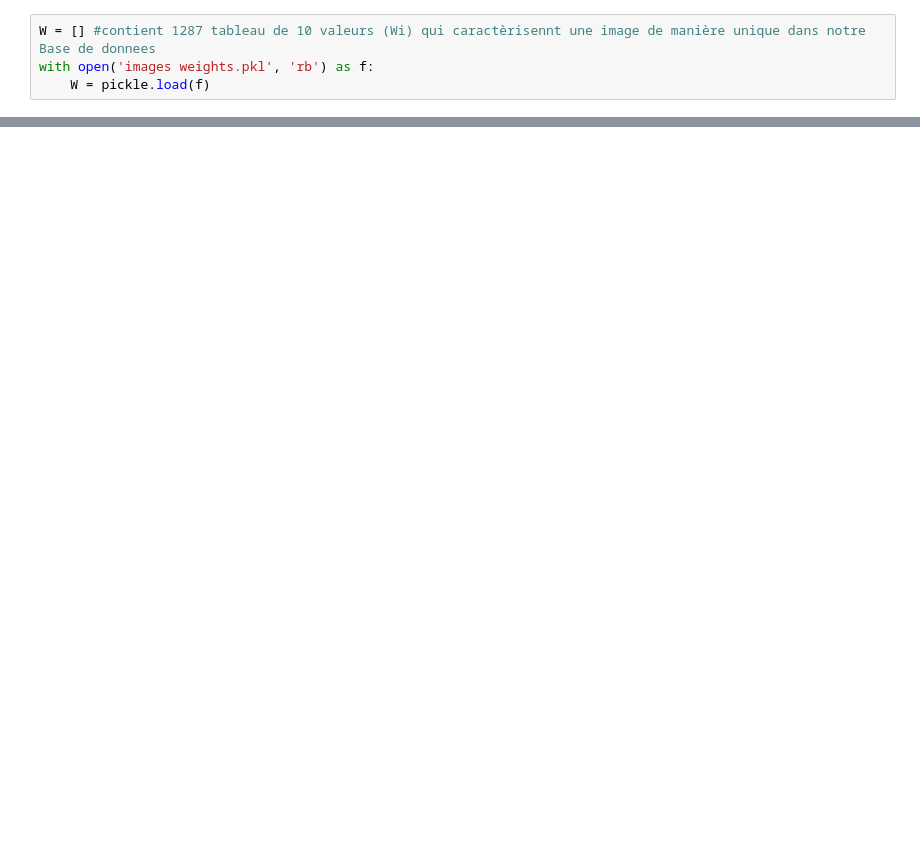
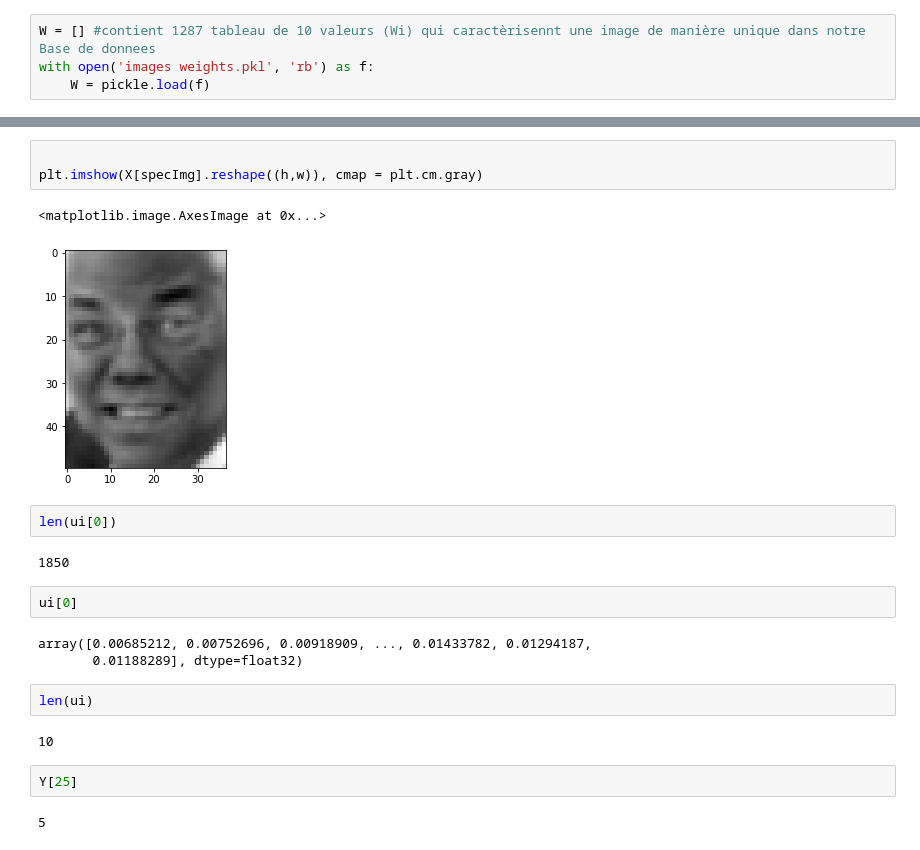
Before and after one commit to ahmedbrh/PCA-eigenFaces, a Jupyter notebook: EigenFace.ipynb, the cells around one changed output, grey strips where cells are left out. Saved outputs shown, nothing was run; the diff lists cells and outputs as text; blank space fills up the shorter version.

```diff
--- a/EigenFace.ipynb
+++ b/EigenFace.ipynb
@@ -157,0 +168,23 @@ for i in range(10):
+# %%
+
+plt.imshow(X[specImg].reshape((h,w)), cmap = plt.cm.gray)
+# %% [output]
+<matplotlib.image.AxesImage at 0x...>
+[figure, added]
+# %%
+len(ui[0])
+# %% [output]
+1850
+# %%
+ui[0]
+# %% [output]
+array([0.00685212, 0.00752696, 0.00918909, ..., 0.01433782, 0.01294187,
+       0.01188289], dtype=float32)
+# %%
+len(ui)
+# %% [output]
+10
+# %%
+Y[25]
+# %% [output]
+5
```
Also changed, not shown: parts of 14 cells of this notebook.
